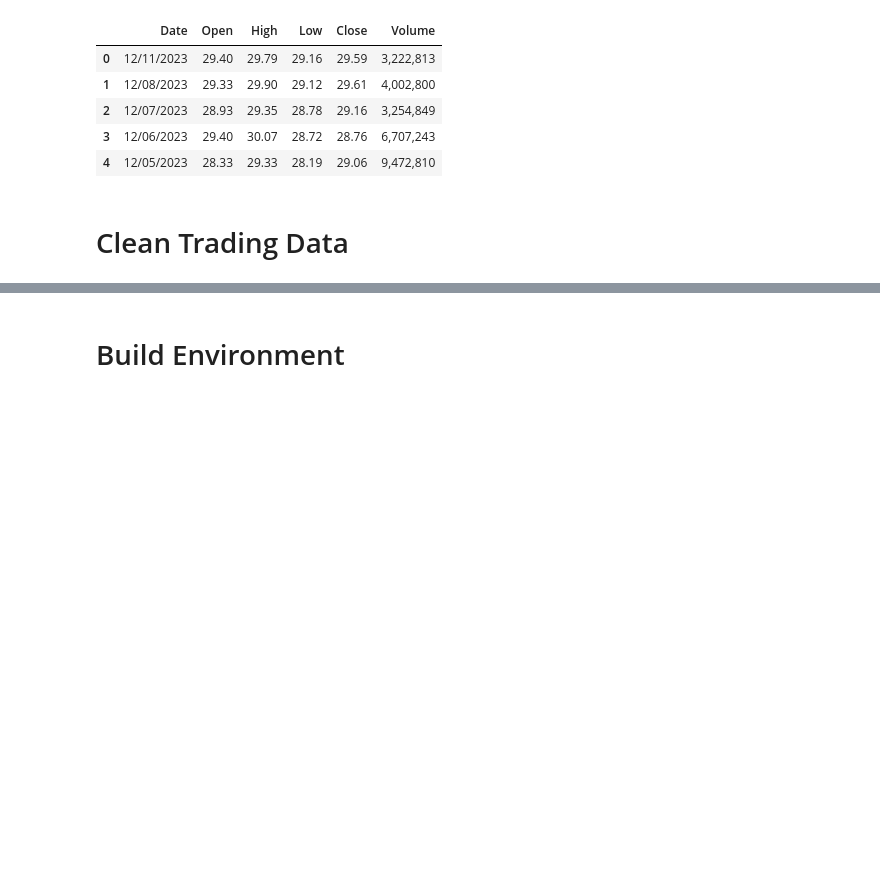
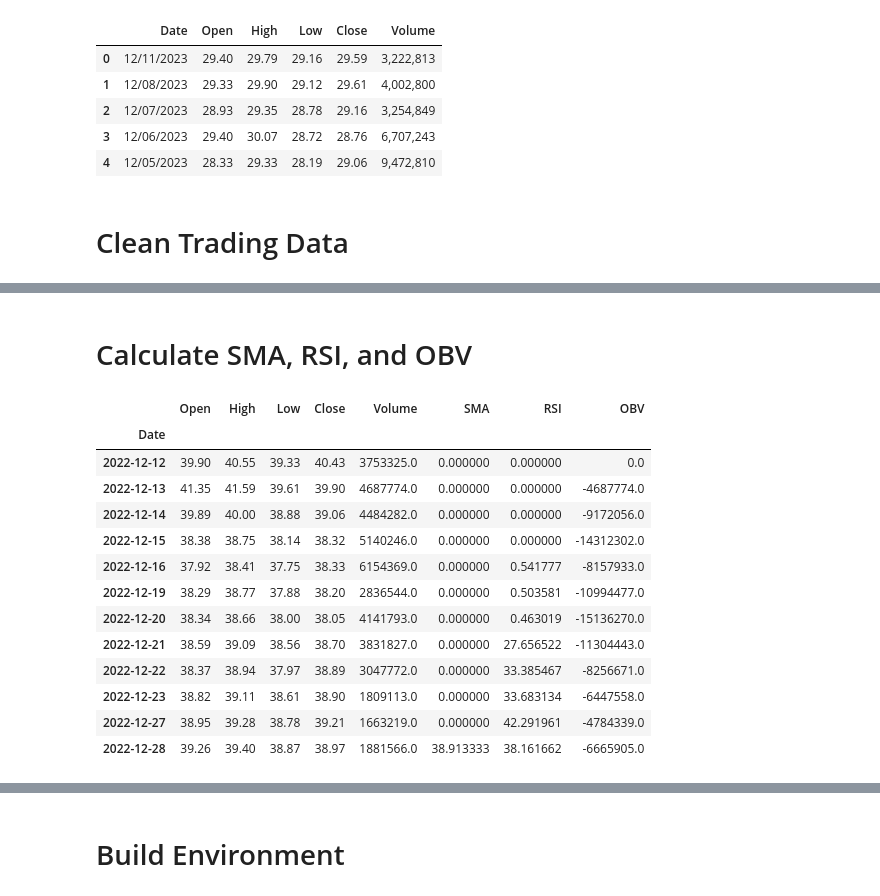
Before and after one commit to ngagne/stock-trading-reinforcement-learning, a Jupyter notebook: main.ipynb, the cells around one changed output, grey strips where cells are left out. Cells and saved outputs as stored; diff of their text form; code cells hidden in the pictures; blank space fills up the shorter version.

```diff
--- a/main.ipynb
+++ b/main.ipynb
@@ -83,0 +109,12 @@ df.head()
+# %%
+# convert date string to a datetime object
+df['Date'] = pd.to_datetime(df['Date'])
+
+# convert Volume to a float
+df['Volume'] = df['Volume'].apply(lambda val: float(val.replace(',', '')))
+
+# set index and sort
+df.set_index('Date', inplace=True)
+df.sort_values('Date', ascending=True, inplace=True)
+
+df.head()
@@ -83,0 +129,27 @@ df.head()
+# %% [markdown]
+# Calculate SMA, RSI, and OBV
+# %%
+# calculate additional signals
+df['SMA'] = TA.SMA(df, WINDOW_SIZE) # Simple Moving Average
+df['RSI'] = TA.RSI(df) # Relative Strength Index
+df['OBV'] = TA.OBV(df) # On Balance Volume
+
+# replace invalid numbers with zeros
+df.fillna(0, inplace=True)
+
+df.head(WINDOW_SIZE)
+# %% [output]
+|  | Open | High | Low | Close | Volume | SMA | RSI | OBV |
+| Date |  |  |  |  |  |  |  |  |
+| 2022-12-12 | 39.90 | 40.55 | 39.33 | 40.43 | 3753325.0 | 0.000000 | 0.000000 | 0.0 |
+| 2022-12-13 | 41.35 | 41.59 | 39.61 | 39.90 | 4687774.0 | 0.000000 | 0.000000 | -4687774.0 |
+| 2022-12-14 | 39.89 | 40.00 | 38.88 | 39.06 | 4484282.0 | 0.000000 | 0.000000 | -9172056.0 |
+| 2022-12-15 | 38.38 | 38.75 | 38.14 | 38.32 | 5140246.0 | 0.000000 | 0.000000 | -14312302.0 |
+| 2022-12-16 | 37.92 | 38.41 | 37.75 | 38.33 | 6154369.0 | 0.000000 | 0.541777 | -8157933.0 |
+| 2022-12-19 | 38.29 | 38.77 | 37.88 | 38.20 | 2836544.0 | 0.000000 | 0.503581 | -10994477.0 |
+| 2022-12-20 | 38.34 | 38.66 | 38.00 | 38.05 | 4141793.0 | 0.000000 | 0.463019 | -15136270.0 |
+| 2022-12-21 | 38.59 | 39.09 | 38.56 | 38.70 | 3831827.0 | 0.000000 | 27.656522 | -11304443.0 |
+| 2022-12-22 | 38.37 | 38.94 | 37.97 | 38.89 | 3047772.0 | 0.000000 | 33.385467 | -8256671.0 |
+| 2022-12-23 | 38.82 | 39.11 | 38.61 | 38.90 | 1809113.0 | 0.000000 | 33.683134 | -6447558.0 |
+| 2022-12-27 | 38.95 | 39.28 | 38.78 | 39.21 | 1663219.0 | 0.000000 | 42.291961 | -4784339.0 |
+| 2022-12-28 | 39.26 | 39.40 | 38.87 | 38.97 | 1881566.0 | 38.913333 | 38.161662 | -6665905.0 |
```
Also changed, not shown: parts of 18 cells of this notebook, 3 other files.
